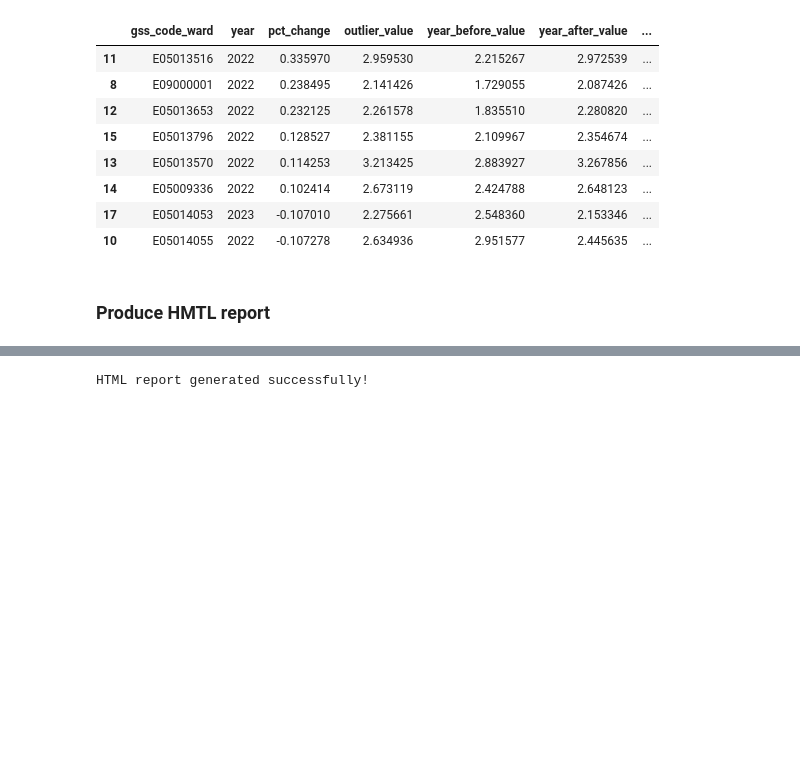
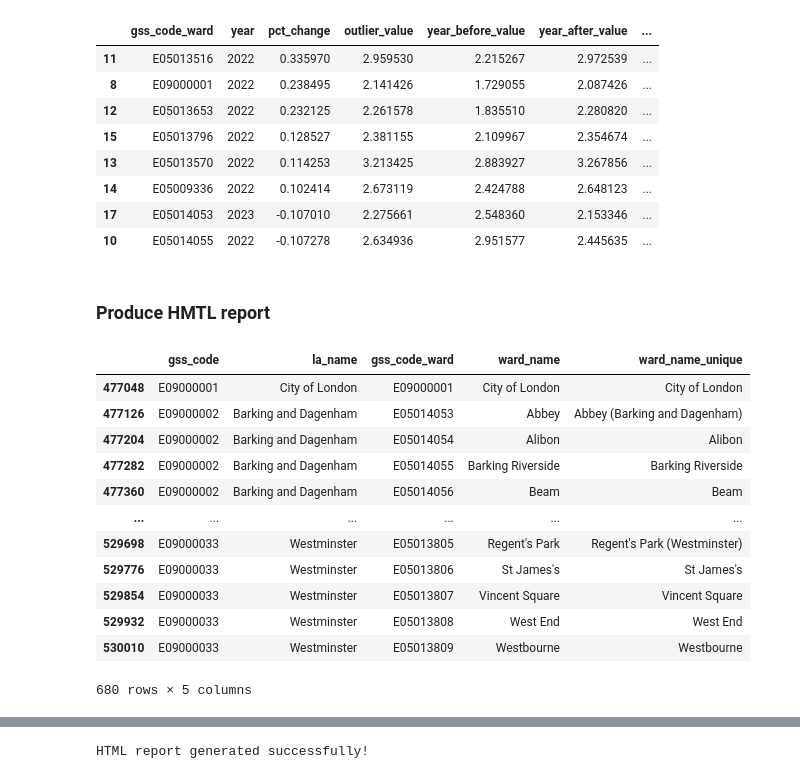
Before and after one commit to SebastianHeslinRees/Projections_QA, a Jupyter notebook: QA_population_projection.ipynb, the cells around one changed output, grey strips where cells are left out. Drawn from its saved outputs; the diff is of its cells as text; code cells hidden in the pictures; blank space fills up the shorter version.

```diff
--- a/QA_population_projection.ipynb
+++ b/QA_population_projection.ipynb
@@ -1521,0 +1680,17 @@ anomalous_average_household_size_pct_change_df = anomalous_average_household_siz
+# %%
+#duplicate ward_name
+name_lookup
+# %% [output]
+|  | gss_code | la_name | gss_code_ward | ward_name | ward_name_unique |
+| 477048 | E09000001 | City of London | E09000001 | City of London | City of London |
+| 477126 | E09000002 | Barking and Dagenham | E05014053 | Abbey | Abbey (Barking and Dagenham) |
+| 477204 | E09000002 | Barking and Dagenham | E05014054 | Alibon | Alibon |
+| 477282 | E09000002 | Barking and Dagenham | E05014055 | Barking Riverside | Barking Riverside |
+| 477360 | E09000002 | Barking and Dagenham | E05014056 | Beam | Beam |
+| ... | ... | ... | ... | ... | ... |
+| 529698 | E09000033 | Westminster | E05013805 | Regent's Park | Regent's Park (Westminster) |
+| 529776 | E09000033 | Westminster | E05013806 | St James's | St James's |
+| 529854 | E09000033 | Westminster | E05013807 | Vincent Square | Vincent Square |
+| 529932 | E09000033 | Westminster | E05013808 | West End | West End |
+| 530010 | E09000033 | Westminster | E05013809 | Westbourne | Westbourne |
+680 rows × 5 columns
```
Also changed, not shown: parts of 15 cells of this notebook, 2 other files.
